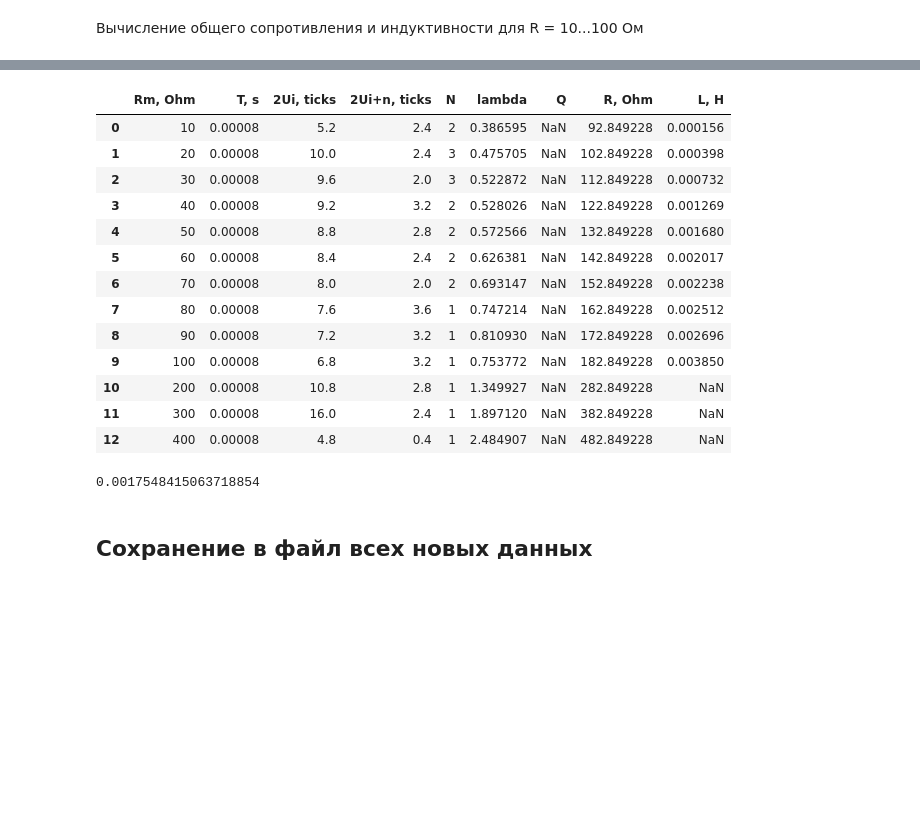
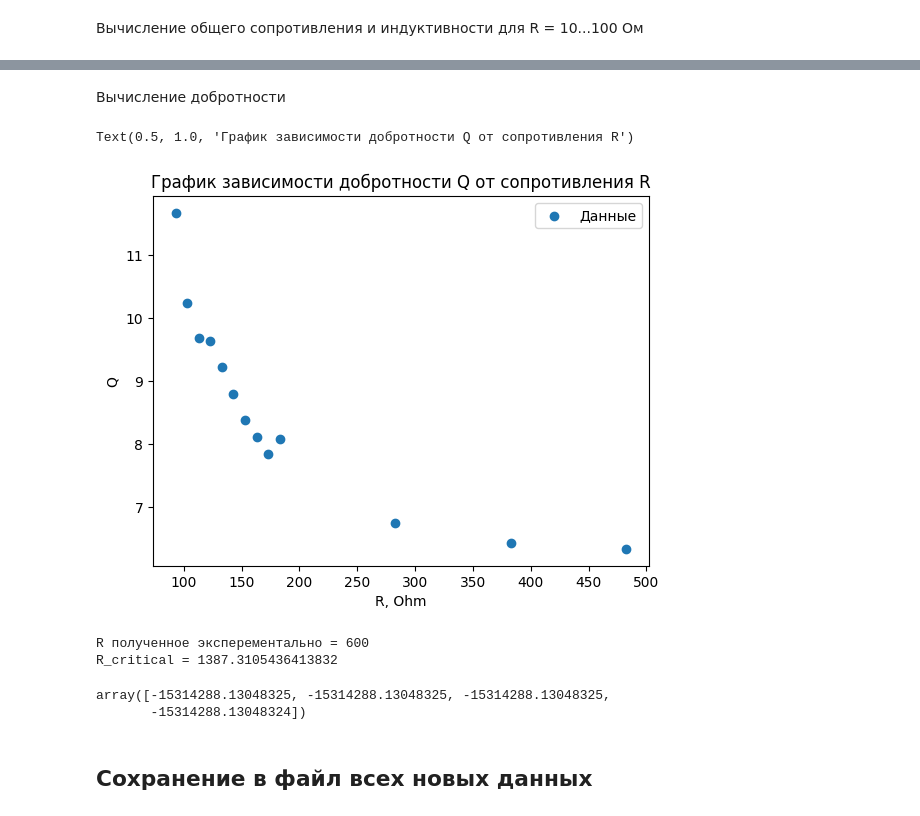
Before and after one commit to lalayants/PhysicsITMO_Electrostatics, a Jupyter notebook: lab3.10/analyze_3.10.ipynb, the cells around one changed output, grey strips where cells are left out. Drawn from its saved outputs; the diff is of its cells as text; code cells hidden in the pictures; blank space fills up the shorter version.

```diff
--- a/lab3.10/analyze_3.10.ipynb
+++ b/lab3.10/analyze_3.10.ipynb
@@ -83,0 +82,3 @@ R0
+# %%
+table_consts["R_0, Ohm"] = R0
+R0
@@ -91,30 +89,55 @@ table_consts
 # %%
 R = R0 + data_1["Rm, Ohm"]
-L =  (np.pi * data_1["R, Ohm"].iloc[0:10]) ** 2 * table_consts["C1, F"].to_numpy() / data_1["lambda"].iloc[0:10] ** 2
+data_1["R, Ohm"] = R
 
-data_1["R, Ohm"] = R
+L = (np.pi * data_1["R, Ohm"].iloc[0:13].to_numpy()) ** 2 * \
+    table_consts["C1, F"].to_numpy(
+) / data_1["lambda"].iloc[0:13].to_numpy() ** 2
 data_1["L, H"] = L
+
+L_mean = L.mean()
+table_consts["L_mean, H"] = L_mean
-# %%
-data_1
-# %% [output]
-|  | Rm, Ohm | T, s | 2Ui, ticks | 2Ui+n, ticks | N | lambda | Q | R, Ohm | L, H |
-| 0 | 10 | 0.00008 | 5.2 | 2.4 | 2 | 0.386595 | NaN | 92.849228 | 0.000156 |
-| 1 | 20 | 0.00008 | 10.0 | 2.4 | 3 | 0.475705 | NaN | 102.849228 | 0.000398 |
-| 2 | 30 | 0.00008 | 9.6 | 2.0 | 3 | 0.522872 | NaN | 112.849228 | 0.000732 |
-| 3 | 40 | 0.00008 | 9.2 | 3.2 | 2 | 0.528026 | NaN | 122.849228 | 0.001269 |
-| 4 | 50 | 0.00008 | 8.8 | 2.8 | 2 | 0.572566 | NaN | 132.849228 | 0.001680 |
-| 5 | 60 | 0.00008 | 8.4 | 2.4 | 2 | 0.626381 | NaN | 142.849228 | 0.002017 |
-| 6 | 70 | 0.00008 | 8.0 | 2.0 | 2 | 0.693147 | NaN | 152.849228 | 0.002238 |
-| 7 | 80 | 0.00008 | 7.6 | 3.6 | 1 | 0.747214 | NaN | 162.849228 | 0.002512 |
-| 8 | 90 | 0.00008 | 7.2 | 3.2 | 1 | 0.810930 | NaN | 172.849228 | 0.002696 |
-| 9 | 100 | 0.00008 | 6.8 | 3.2 | 1 | 0.753772 | NaN | 182.849228 | 0.003850 |
-| 10 | 200 | 0.00008 | 10.8 | 2.8 | 1 | 1.349927 | NaN | 282.849228 | NaN |
-| 11 | 300 | 0.00008 | 16.0 | 2.4 | 1 | 1.897120 | NaN | 382.849228 | NaN |
-| 12 | 400 | 0.00008 | 4.8 | 0.4 | 1 | 2.484907 | NaN | 482.849228 | NaN |
-# %%
-L.mean()
-# %% [output]
-0.0017548415063718854
+# %% [markdown]
+Вычисление добротности
+# %%
+Q = 2 * np.pi/(1-np.exp(-2 * data_1["lambda"].iloc[0:13].to_numpy()))
+data_1["Q"] = Q
+
+# Q_for_lowR = 1 / data_1["R, Ohm"].iloc[0:1].to_numpy() * np.sqrt(data_1["L, H"].iloc[0:1].to_numpy() / table_consts["C1, F"].to_numpy())
+# print((Q[0] - Q_for_lowR)/Q[0])
+
+# fit = np.polyfit(Q, data_1["Rm, Ohm"], 1 )
+# line = np.poly1d(fit)
+# x = np.linspace(0, 13)
+
+# plt.plot(line(x), x)
+
+plt.scatter(data_1["R, Ohm"],  Q, label="Данные")
+plt.xlabel("R, Ohm")
+plt.ylabel("Q")
+plt.legend()
+plt.title("График зависимости добротности Q от сопротивления R")
+# %% [output]
+Text(0.5, 1.0, 'График зависимости добротности Q от сопротивления R')
+[figure, added]
+# %%
+R_no_fluctuations = 600
+table_consts["R_no_fluctuations, Ohm"] = R_no_fluctuations
+R_critical = 2 * np.sqrt(L_mean/table_consts["C1, F"].to_numpy())
+print(
+    f"R полученное эксперементально = {R_no_fluctuations}\nR_critical = {R_critical.item()}")
+# %% [output]
+R полученное эксперементально = 600
+R_critical = 1387.3105436413832
+# %%
+C = data_2["C"].to_numpy()
+T_exp = data_2["T_exp, c"].to_numpy()
+T_theory = np.pi * 2/np.sqrt(1/(L_mean * C) - R0 ** 2 / (4*L_mean**2))
+T_theorycomm
+L_mean * C - R0 ** 2 / (4*L_mean**2)
+# %% [output]
+array([-15314288.13048325, -15314288.13048325, -15314288.13048325,
+       -15314288.13048324])
 # %% [markdown]
 ##  Сохранение в файл всех новых данных
 # %%
```
Also changed, not shown: parts of 6 cells of this notebook, 1 other file.
